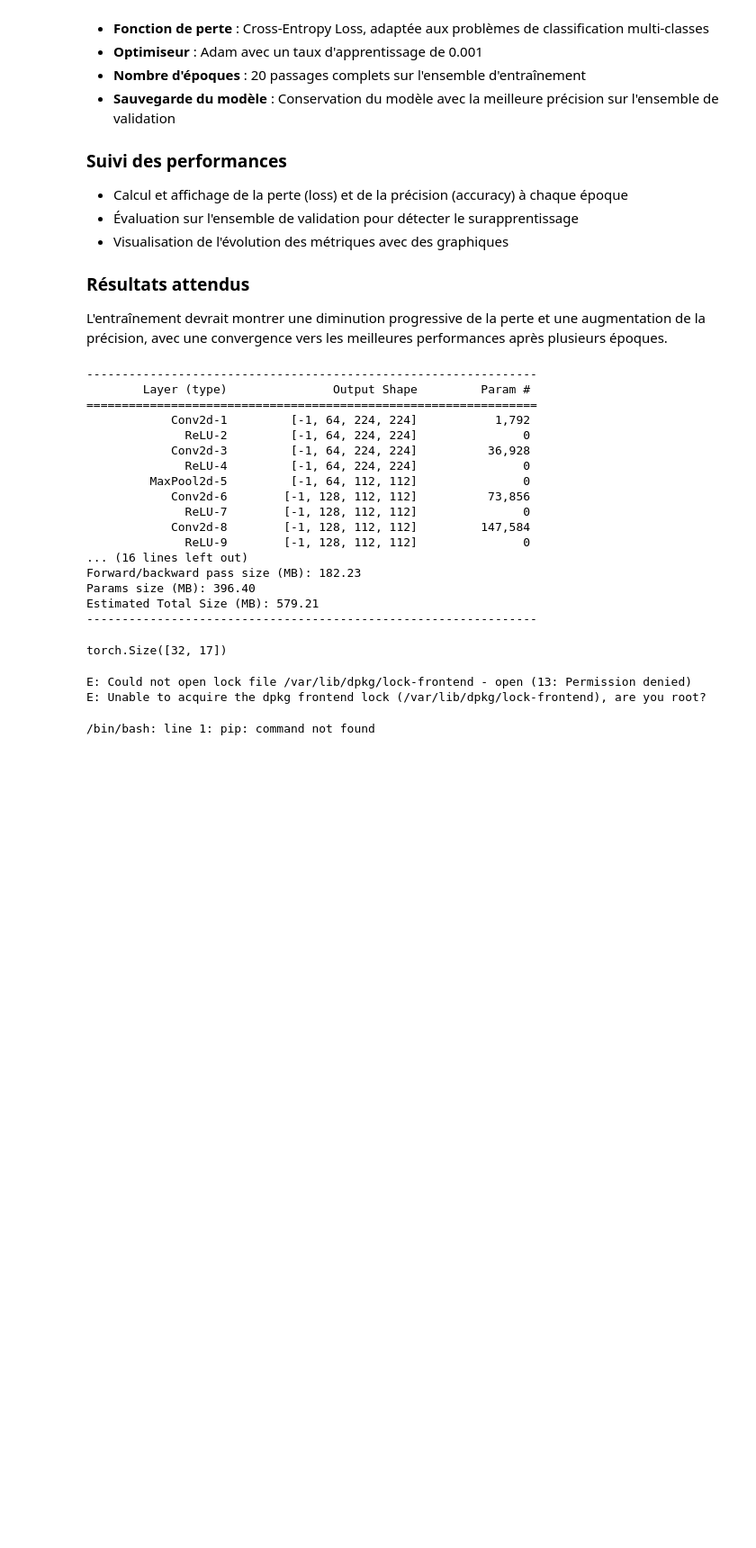
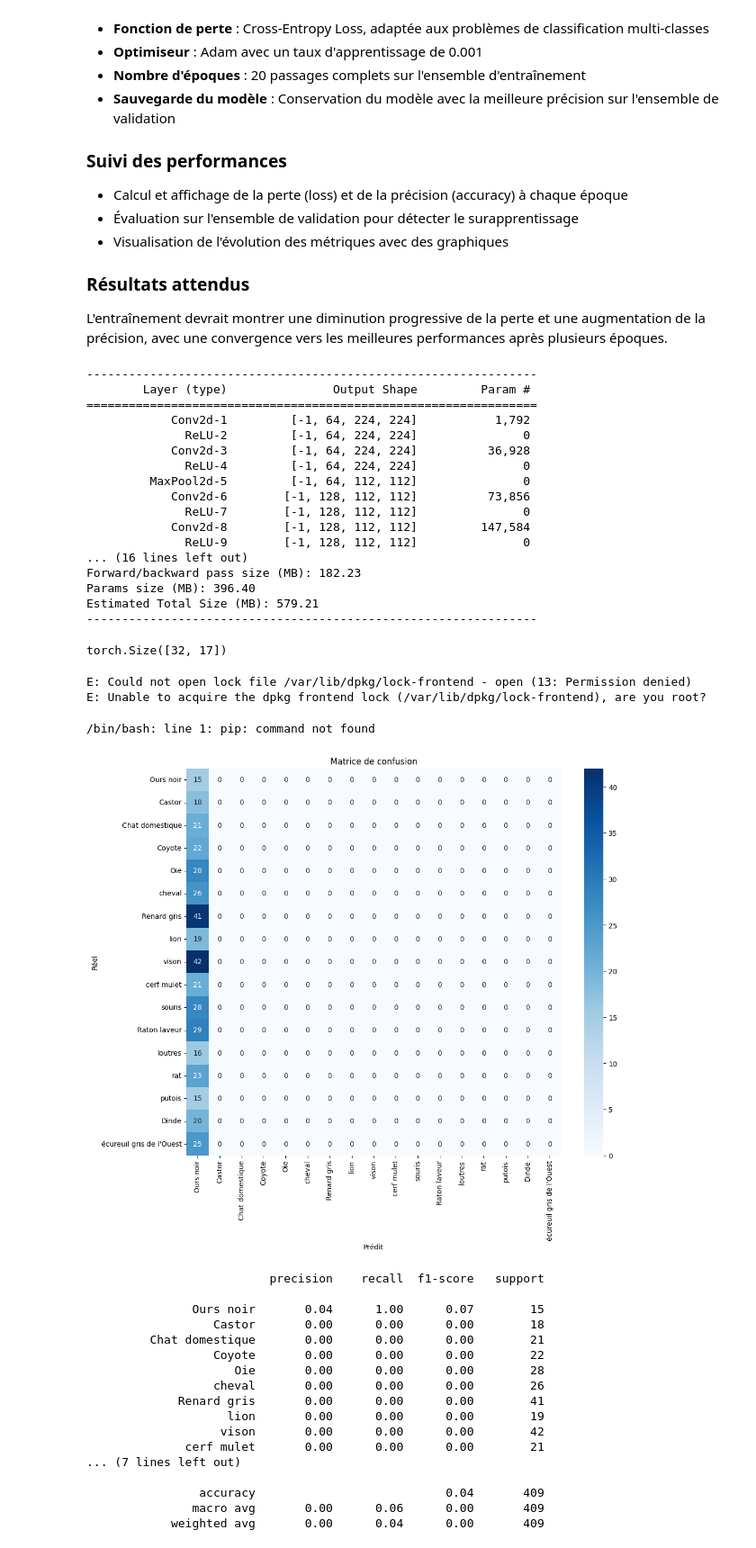
Before and after one commit to CedricSanchezGithub/ETL, a Jupyter notebook: ML/ML_wildlens2_custom_cnn.ipynb, the cells around one changed output. Shown at 90% size. Cells and saved outputs as stored; diff of their text form; code cells hidden in the pictures; blank space fills up the shorter version.

```diff
--- a/ML/ML_wildlens2_custom_cnn.ipynb
+++ b/ML/ML_wildlens2_custom_cnn.ipynb
@@ -637,6 +637,61 @@ E: Unable to acquire the dpkg frontend lock (/var/lib/dpkg/lock-frontend), are y
 !pip install tensorboard
 # %% [output]
 /bin/bash: line 1: pip: command not found
+# %%
+import torch
+import matplotlib.pyplot as plt
+import seaborn as sns
+from sklearn.metrics import confusion_matrix, ConfusionMatrixDisplay, classification_report
+import numpy as np
+
+# Assurez-vous que le modèle est en mode évaluation
+model.eval()
+
+# Listes pour stocker les vraies et les prédites
+y_true = []
+y_pred = []
+
+# Pas de calcul de gradients pendant l'inférence
+with torch.no_grad():
+    for inputs, labels in test_loader:
+        inputs = inputs.to(device)
+        labels = labels.to(device)
+        outputs = model(inputs)
+        _, preds = torch.max(outputs, 1)
+        y_true.extend(labels.cpu().numpy())
+        y_pred.extend(preds.cpu().numpy())
+
+# Création de la matrice de confusion
+cm = confusion_matrix(y_true, y_pred)
+labels_names = idx_to_label.values()  # À adapter si vous avez une autre structure
+plt.figure(figsize=(12, 10))
+sns.heatmap(cm, annot=True, fmt="d", cmap="Blues", xticklabels=labels_names, yticklabels=labels_names)
+plt.xlabel("Prédit")
+plt.ylabel("Réel")
+plt.title("Matrice de confusion")
+plt.show()
+
+# Rapport de classification détaillé
+print(classification_report(y_true, y_pred, target_names=labels_names))
+# %% [output]
+[figure, added]
+                          precision    recall  f1-score   support
+
+               Ours noir       0.04      1.00      0.07        15
+                  Castor       0.00      0.00      0.00        18
+         Chat domestique       0.00      0.00      0.00        21
+                  Coyote       0.00      0.00      0.00        22
+                     Oie       0.00      0.00      0.00        28
+                  cheval       0.00      0.00      0.00        26
+             Renard gris       0.00      0.00      0.00        41
+                    lion       0.00      0.00      0.00        19
+                   vison       0.00      0.00      0.00        42
+              cerf mulet       0.00      0.00      0.00        21
+... (7 lines left out)
+
+                accuracy                           0.04       409
+               macro avg       0.00      0.06      0.00       409
+            weighted avg       0.00      0.04      0.00       409
 # %%
 #Data visualization function
 def show_sample_predictions(model, dataloader, class_names, device):
```
Also changed, not shown: parts of 19 cells of this notebook.
